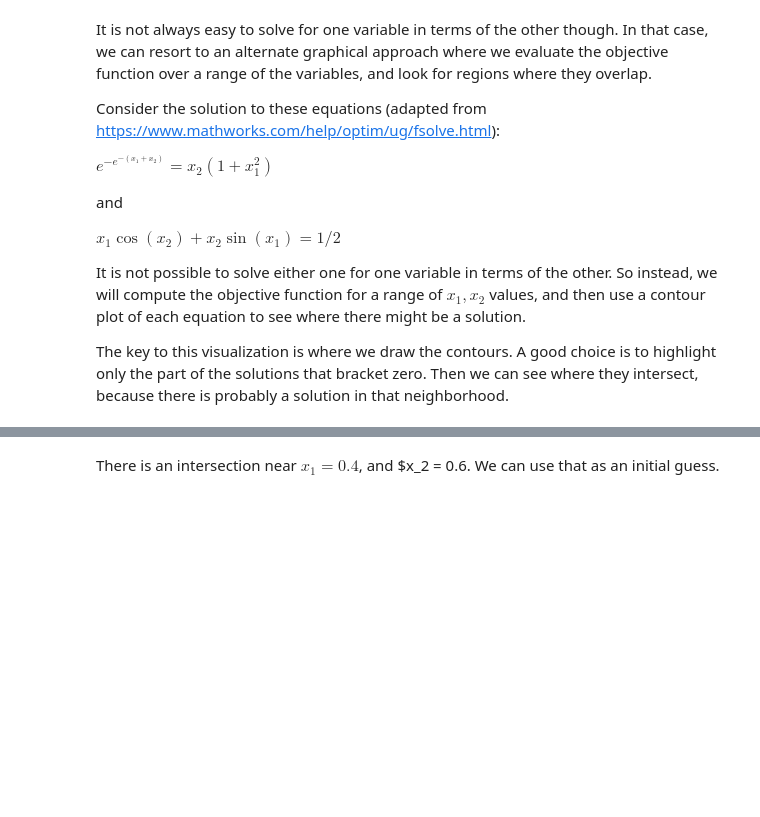
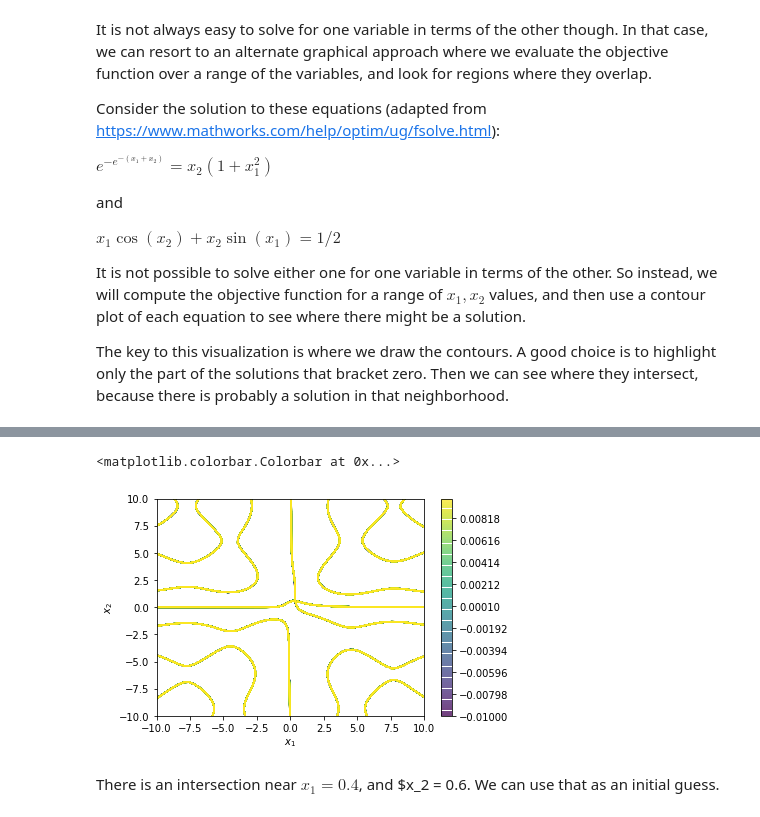
Before and after one commit to jkitchin/f19-06623, a Jupyter notebook: lectures/08-nla-2.ipynb, the cells around one changed output, grey strips where cells are left out. Saved outputs shown, nothing was run; the diff lists cells and outputs as text; code cells hidden in the pictures; blank space fills up the shorter version.

```diff
--- a/lectures/08-nla-2.ipynb
+++ b/lectures/08-nla-2.ipynb
@@ -195,3 +282,12 @@ plt.colorbar()
+# %%
+plt.contour(X1, X2, Z1, levels=np.linspace(-0.01, 0.01, 100))
+plt.contour(X1, X2, Z2, levels=np.linspace(-0.01, 0.01, 100))
+plt.xlabel('$x_1$')
+plt.ylabel('$x_2$')
+plt.colorbar()
+# %% [output]
+<matplotlib.colorbar.Colorbar at 0x...>
+[figure, added]
 # %% [markdown]
 There is an intersection near $x_1=0.4$, and $x\_2 = 0.6. We can use that as an initial guess.
 # %%
```
Also changed, not shown: parts of 26 cells of this notebook.
